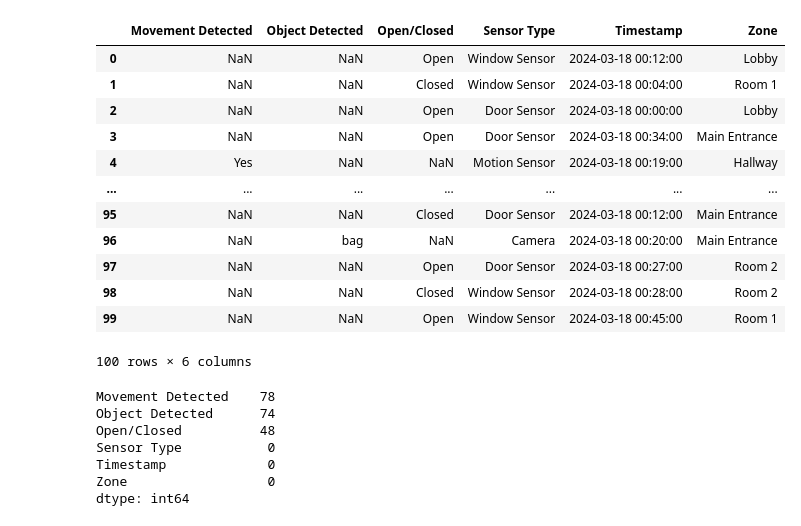
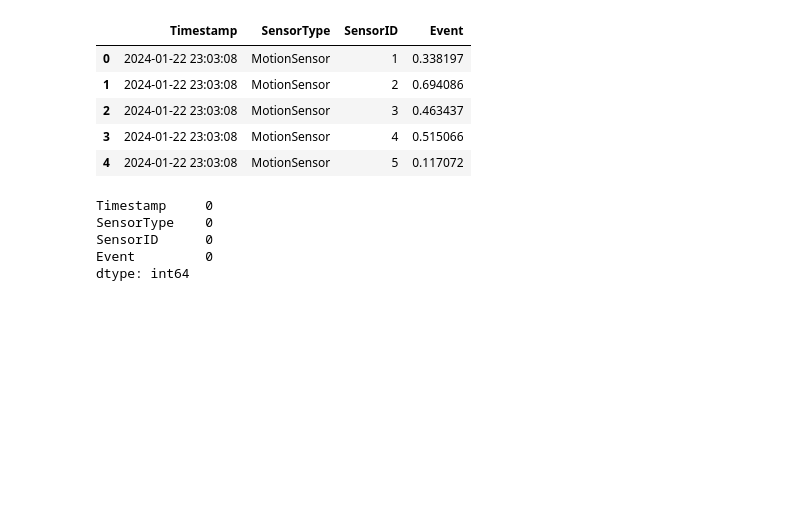
Before and after one commit to SurabhiMahale/Model-Misfit, a Jupyter notebook: EDA.ipynb, the cells around one changed output. Cells and saved outputs as stored; diff of their text form; code cells hidden in the pictures; blank space fills up the shorter version.

Commit message:
motion sensor

```diff
--- a/EDA.ipynb
+++ b/EDA.ipynb
@@ -4,30 +4,21 @@ import pandas as pd
 import matplotlib.pyplot as plt
 import seaborn as sns
 # %%
-df = pd.read_csv('sensor_events.csv')
+df = pd.read_csv('multi_sensor_data.csv')
 # %%
-df
+df.head()
 # %% [output]
-|  | Movement Detected | Object Detected | Open/Closed | Sensor Type | Timestamp | Zone |
-| 0 | NaN | NaN | Open | Window Sensor | 2024-03-18 00:12:00 | Lobby |
-| 1 | NaN | NaN | Closed | Window Sensor | 2024-03-18 00:04:00 | Room 1 |
-| 2 | NaN | NaN | Open | Door Sensor | 2024-03-18 00:00:00 | Lobby |
-| 3 | NaN | NaN | Open | Door Sensor | 2024-03-18 00:34:00 | Main Entrance |
-| 4 | Yes | NaN | NaN | Motion Sensor | 2024-03-18 00:19:00 | Hallway |
-| ... | ... | ... | ... | ... | ... | ... |
-| 95 | NaN | NaN | Closed | Door Sensor | 2024-03-18 00:12:00 | Main Entrance |
-| 96 | NaN | bag | NaN | Camera | 2024-03-18 00:20:00 | Main Entrance |
-| 97 | NaN | NaN | Open | Door Sensor | 2024-03-18 00:27:00 | Room 2 |
-| 98 | NaN | NaN | Closed | Window Sensor | 2024-03-18 00:28:00 | Room 2 |
-| 99 | NaN | NaN | Open | Window Sensor | 2024-03-18 00:45:00 | Room 1 |
+|  | Timestamp | SensorType | SensorID | Event |
+| 0 | 2024-01-22 23:03:08 | MotionSensor | 1 | 0.338197 |
+| 1 | 2024-01-22 23:03:08 | MotionSensor | 2 | 0.694086 |
+| 2 | 2024-01-22 23:03:08 | MotionSensor | 3 | 0.463437 |
+| 3 | 2024-01-22 23:03:08 | MotionSensor | 4 | 0.515066 |
+| 4 | 2024-01-22 23:03:08 | MotionSensor | 5 | 0.117072 |
-100 rows × 6 columns
 # %%
 df.isnull().sum()
 # %% [output]
-Movement Detected    78
-Object Detected      74
-Open/Closed          48
-Sensor Type           0
-Timestamp             0
-Zone                  0
+Timestamp     0
+SensorType    0
+SensorID      0
+Event         0
 dtype: int64
```
Also changed, not shown: parts of 15 cells of this notebook, 3 other files.
